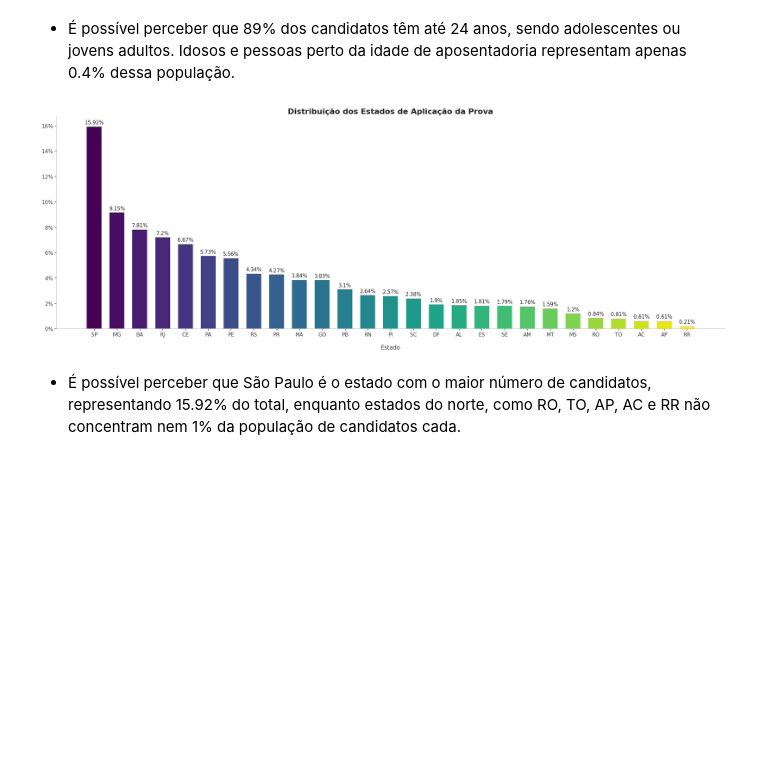
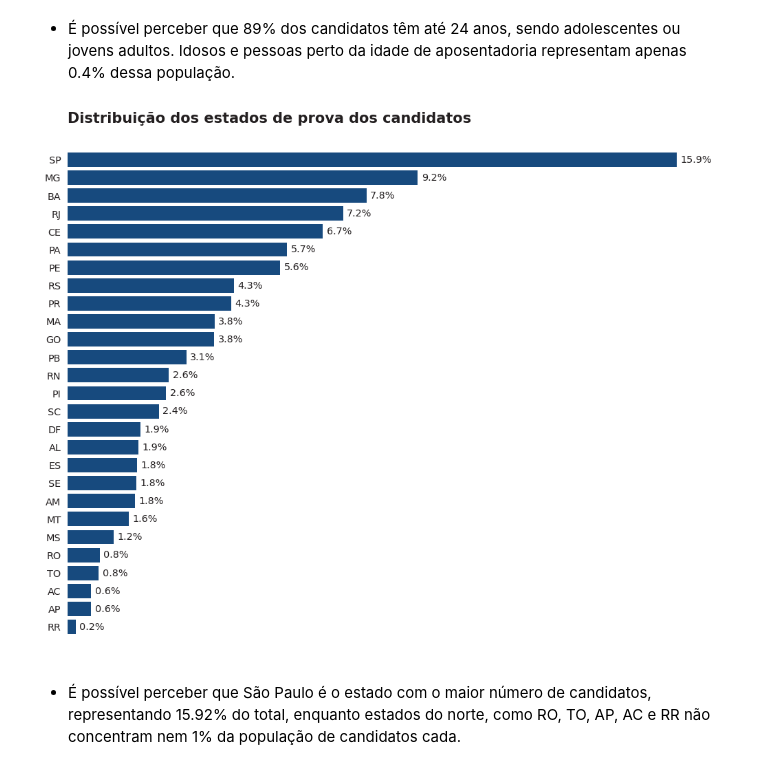
Before and after one commit to allmeidaapedro/Enem-Analysis, a Jupyter notebook: notebooks/2_eda.ipynb, the cells around one changed output. Cells and saved outputs as stored; diff of their text form; code cells hidden in the pictures; blank space fills up the shorter version.

```diff
--- a/notebooks/2_eda.ipynb
+++ b/notebooks/2_eda.ipynb
@@ -144,3 +140,28 @@ faixa_etaria (7), sexo (2), estado_civil (5), status_conclusao_ensino_medio (4),
 #### 4. Análise univariada
 - Irei analisar a distribuição dos dados, a fim de acessar valores típicos apresentados pelos candidatos em determinadas variáveis, conhecendo a nossa base.
 - Aqui, serão analisadas as distribuições com foco na Análise de Desempenho, uma vez que esta é a análise principal, constitui uma amostra representativa da população e as distribuições de ambas análises são semelhantes.
+# %%
+def barh_plot(data, y, width, title, ytick_range, bar_color=AZUL1,
+              text_color=CINZA1, text_space=0.5, title_color=CINZA1,
+              title_fontsize=12, title_loc='left', text_size=10.4, ticksize=10.4,
+              figsize=(6.4, 4.8), invert_yaxis=False):
+
+    fig, ax = plt.subplots(figsize=figsize)
+    bars = ax.barh(y=data[y], width=data[width], color=bar_color)
+
+    for index, value in enumerate(data[width]):
+        ax.text(value + text_space, index, f'{value:.1f}%', va='center', color=text_color, fontsize=text_size)
+
+    ax.set_title(title, color=title_color, fontweight='bold', loc=title_loc, fontsize=title_fontsize)
+    ax.set_yticks(ticks=ytick_range, labels=data[y].tolist(), color=text_color, fontsize=ticksize)
+    ax.tick_params(axis='y', which='both', left=False)
+
+    ax.spines['top'].set_visible(False)
+    ax.spines['right'].set_visible(False)
+    ax.spines['bottom'].set_visible(False)
+    ax.spines['left'].set_visible(False)
+    ax.grid(False)
+    ax.get_xaxis().set_visible(False)
+
+    if invert_yaxis:
+        ax.invert_yaxis()
@@ -174,28 +291,14 @@ plt.show()
 # %% [markdown]
 - É possível perceber que 89% dos candidatos têm até 24 anos, sendo adolescentes ou jovens adultos. Idosos e pessoas perto da idade de aposentadoria representam apenas 0.4% dessa população.
-# %%
-# Grouping the data by uf.
-uf_grouped = performance_df.groupby(['uf_prova'])[['uf_prova']].count().rename(columns={'uf_prova': 'count'}).reset_index().sort_values(by=['count'], ascending=False)
-uf_grouped['pct'] = round(uf_grouped['count'] / np.sum(uf_grouped['count']) * 100, 2)
-
-# Plotting and customizing.
-colors = plt.cm.viridis(np.linspace(0, 1, len(uf_grouped)))
-
-fig, ax = plt.subplots(figsize=(25, 8))
-bars = ax.bar(x=uf_grouped['uf_prova'], height=uf_grouped['pct'], color=colors, width=0.65)
-for bar, pct in zip(bars, uf_grouped['pct']):
-    ax.text(bar.get_x() + bar.get_width() / 2, bar.get_height() + 0.2, f'{pct}%', ha='center', color=CINZA1, fontsize=10.5)
-ax.set_title('Distribuição dos Estados de Aplicação da Prova', color=CINZA1, fontweight='bold', fontsize=16)
-ax.set_xlabel('Estado', labelpad=15, color=CINZA2, fontsize=12)
-ax.set_xticks(ticks=uf_grouped['uf_prova'], labels=uf_grouped['uf_prova'], color=CINZA2, fontsize=10.8)
-ax.set_yticks(ticks=np.arange(0, 17, 2), labels=[str(x) + '%' for x in range(0, 17, 2)], color=CINZA2, fontsize=10.8)
-ax.spines['top'].set_visible(False)
-ax.spines['right'].set_visible(False)
-ax.spines['left'].set_color(CINZA9)
-ax.spines['bottom'].set_color(CINZA9)
-plt.show()
-# %% [output]
-[figure, removed]
+# %%
+# Grouping the data by uf.
+uf_grouped = performance_df.groupby(['uf_prova'])[['uf_prova']].count().rename(columns={'uf_prova': 'count'}).reset_index().sort_values(by=['count'], ascending=False)
+uf_grouped['pct'] = round(uf_grouped['count'] / np.sum(uf_grouped['count']) * 100, 2)
+
+barh_plot(uf_grouped, 'uf_prova', 'pct', 'Distribuição dos estados de prova dos candidatos',
+          range(len(uf_grouped)), figsize=(12, 10), text_space=0.1, title_fontsize=15, invert_yaxis=True)
+# %% [output]
+[figure, added]
 # %% [markdown]
 - É possível perceber que São Paulo é o estado com o maior número de candidatos, representando 15.92% do total, enquanto estados do norte, como RO, TO, AP, AC e RR não concentram nem 1% da população de candidatos cada.
 # %%
```
Also changed, not shown: parts of 21 cells of this notebook, 4 other files.
